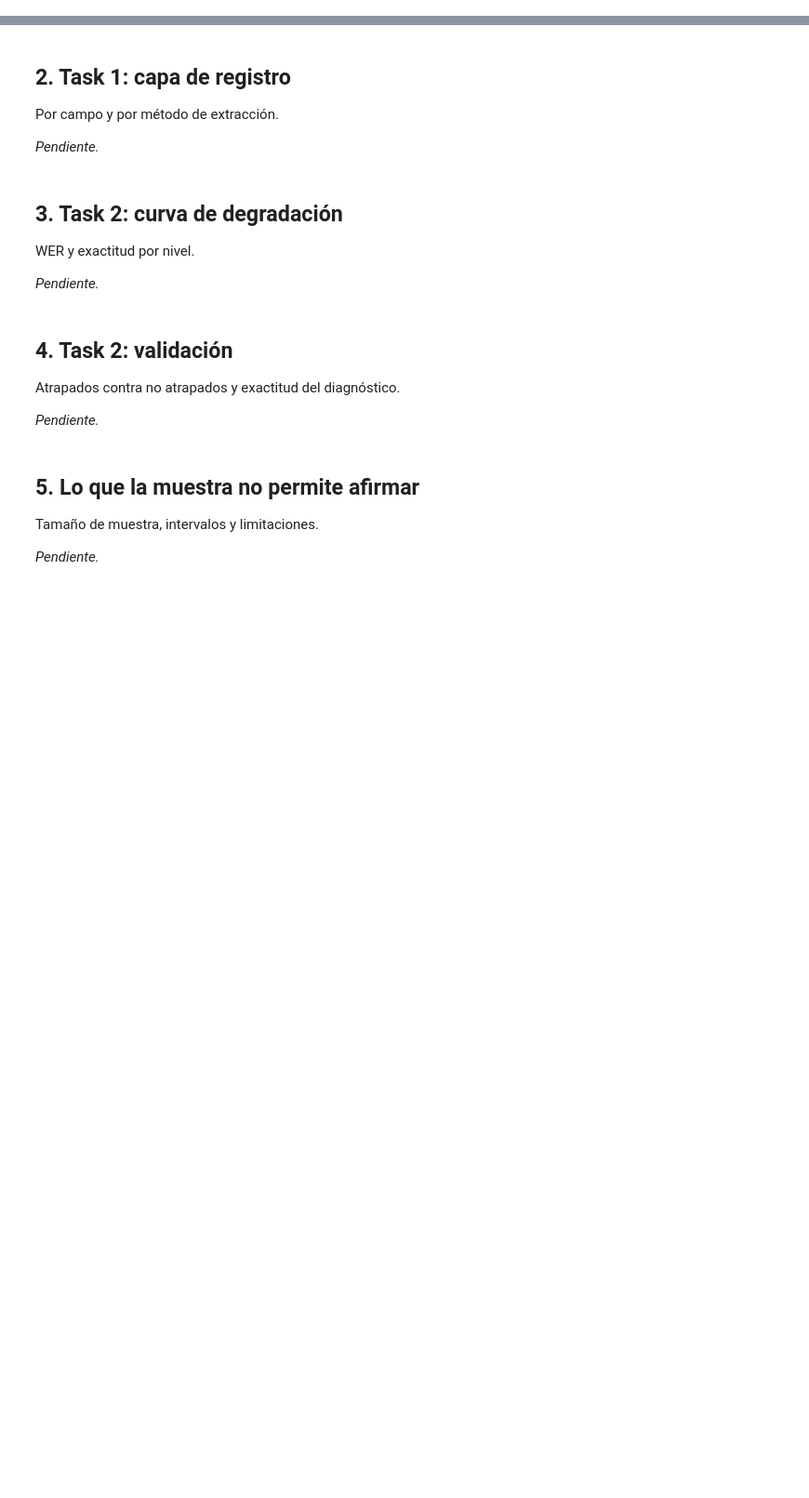
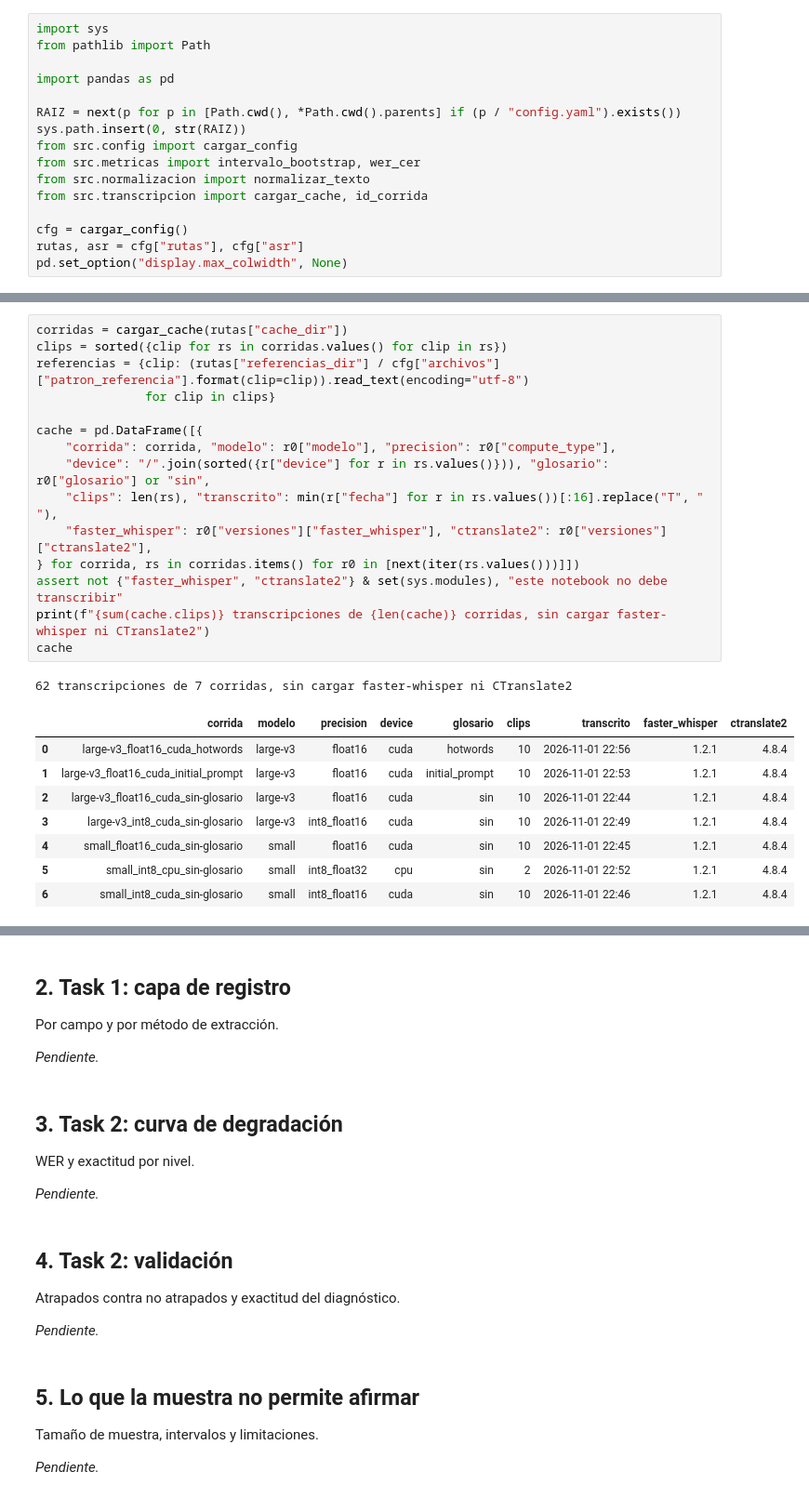
Before and after one commit to mmlis02/HW_05_202602, a Jupyter notebook: notebooks/06_resultados.ipynb, the cells around one changed output, grey strips where cells are left out. Shown at 93% size. Cells and saved outputs as stored; diff of their text form; blank space fills up the shorter version.

```diff
--- a/notebooks/06_resultados.ipynb
+++ b/notebooks/06_resultados.ipynb
@@ -14,0 +11,16 @@ Modelos, precisiones, CPU/GPU y glosario, con intervalos.
+# %%
+import sys
+from pathlib import Path
+
+import pandas as pd
+
+RAIZ = next(p for p in [Path.cwd(), *Path.cwd().parents] if (p / "config.yaml").exists())
+sys.path.insert(0, str(RAIZ))
+from src.config import cargar_config
+from src.metricas import intervalo_bootstrap, wer_cer
+from src.normalizacion import normalizar_texto
+from src.transcripcion import cargar_cache, id_corrida
+
+cfg = cargar_config()
+rutas, asr = cfg["rutas"], cfg["asr"]
+pd.set_option("display.max_colwidth", None)
@@ -14,0 +35,25 @@ Modelos, precisiones, CPU/GPU y glosario, con intervalos.
+# %%
+corridas = cargar_cache(rutas["cache_dir"])
+clips = sorted({clip for rs in corridas.values() for clip in rs})
+referencias = {clip: (rutas["referencias_dir"] / cfg["archivos"]["patron_referencia"].format(clip=clip)).read_text(encoding="utf-8")
+               for clip in clips}
+
+cache = pd.DataFrame([{
+    "corrida": corrida, "modelo": r0["modelo"], "precision": r0["compute_type"],
+    "device": "/".join(sorted({r["device"] for r in rs.values()})), "glosario": r0["glosario"] or "sin",
+    "clips": len(rs), "transcrito": min(r["fecha"] for r in rs.values())[:16].replace("T", " "),
+    "faster_whisper": r0["versiones"]["faster_whisper"], "ctranslate2": r0["versiones"]["ctranslate2"],
+} for corrida, rs in corridas.items() for r0 in [next(iter(rs.values()))]])
+assert not {"faster_whisper", "ctranslate2"} & set(sys.modules), "este notebook no debe transcribir"
+print(f"{sum(cache.clips)} transcripciones de {len(cache)} corridas, sin cargar faster-whisper ni CTranslate2")
+cache
+# %% [output]
+62 transcripciones de 7 corridas, sin cargar faster-whisper ni CTranslate2
+|  | corrida | modelo | precision | device | glosario | clips | transcrito | faster_whisper | ctranslate2 |
+| 0 | large-v3_float16_cuda_hotwords | large-v3 | float16 | cuda | hotwords | 10 | 2026-11-01 22:56 | 1.2.1 | 4.8.4 |
+| 1 | large-v3_float16_cuda_initial_prompt | large-v3 | float16 | cuda | initial_prompt | 10 | 2026-11-01 22:53 | 1.2.1 | 4.8.4 |
+| 2 | large-v3_float16_cuda_sin-glosario | large-v3 | float16 | cuda | sin | 10 | 2026-11-01 22:44 | 1.2.1 | 4.8.4 |
+| 3 | large-v3_int8_cuda_sin-glosario | large-v3 | int8_float16 | cuda | sin | 10 | 2026-11-01 22:49 | 1.2.1 | 4.8.4 |
+| 4 | small_float16_cuda_sin-glosario | small | float16 | cuda | sin | 10 | 2026-11-01 22:45 | 1.2.1 | 4.8.4 |
+| 5 | small_int8_cpu_sin-glosario | small | int8_float32 | cpu | sin | 2 | 2026-11-01 22:52 | 1.2.1 | 4.8.4 |
+| 6 | small_int8_cuda_sin-glosario | small | int8_float16 | cuda | sin | 10 | 2026-11-01 22:46 | 1.2.1 | 4.8.4 |
```
Also changed, not shown: parts of 22 cells of this notebook, 3 other files.
